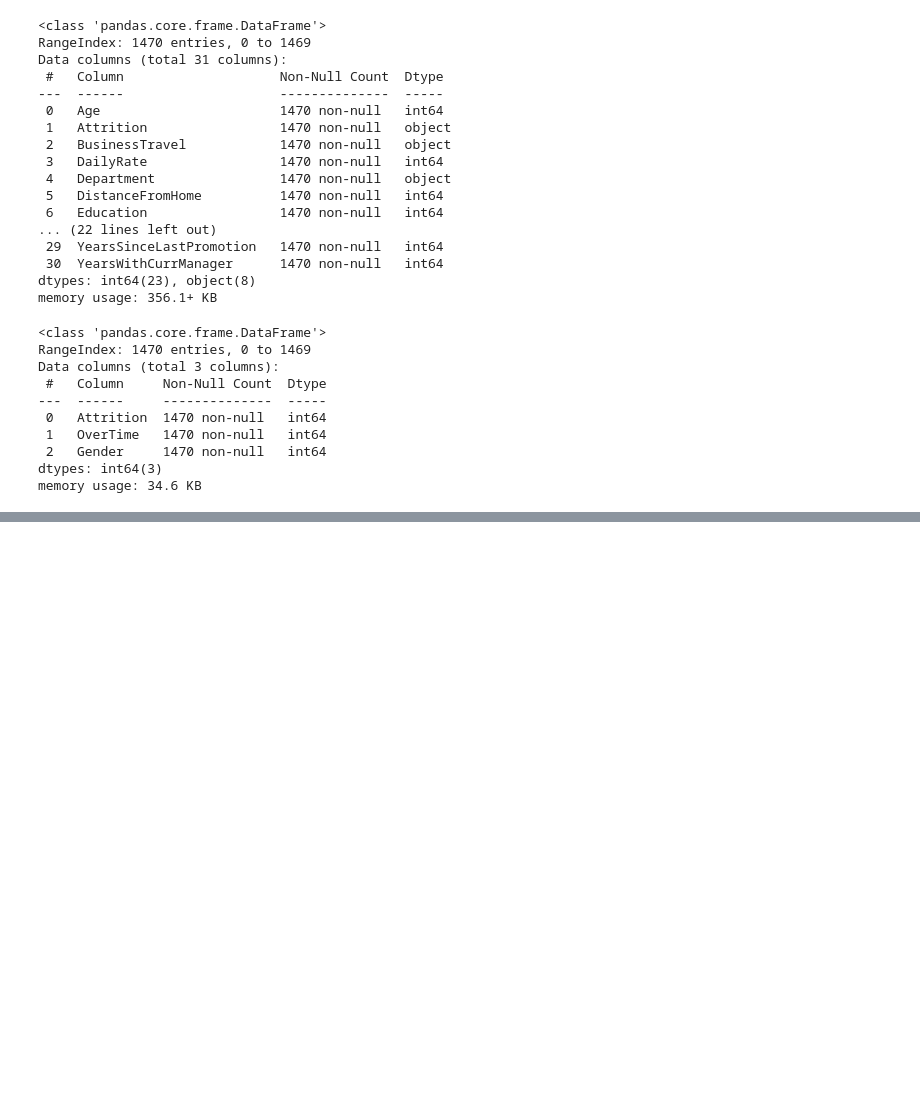
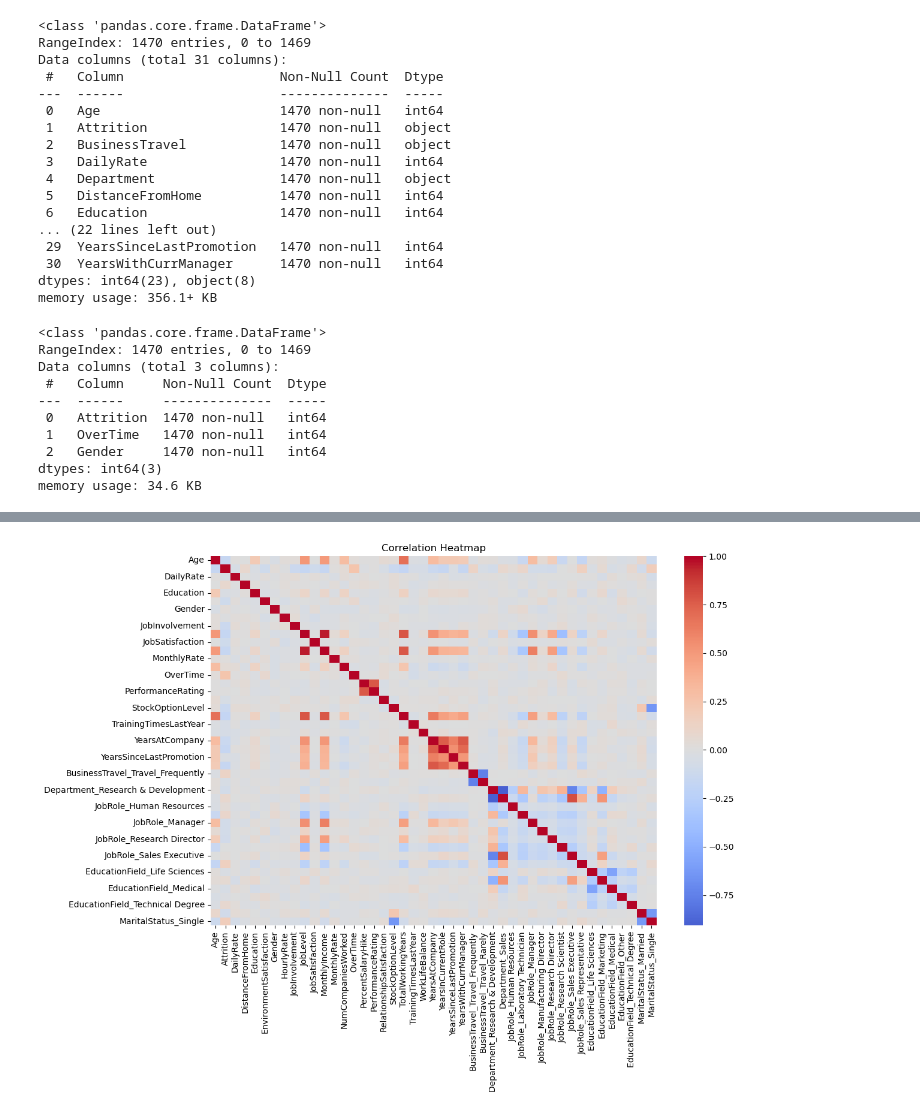
Before and after one commit to Gervig/Business-Intelligence, a Jupyter notebook: MP3/MP3 - Casper.ipynb, the cells around one changed output, grey strips where cells are left out. Drawn from its saved outputs; the diff is of its cells as text; code cells hidden in the pictures; blank space fills up the shorter version.

```diff
--- a/MP3/MP3 - Casper.ipynb
+++ b/MP3/MP3 - Casper.ipynb
@@ -132,7 +134,8 @@ There is a lot of different type of data; numeric, categorical, binary. So a mix
 We can see that some columns contains data that is constant, like StandardHours is always 80 and EmployeeCount is always 1 and Over18 is always 'Y'. Lastly EmployeeNumber is an identifier which is a useless feature, we already use indices for the dataframe. So we could consider dropping these columns.
 # %%
 # Drop useless columns in a new dataframe
-data1 = data.drop(['EmployeeCount','StandardHours','Over18','EmployeeNumber'], axis=1)
+data1 = data.copy()
+data1 = data1.drop(['EmployeeCount','StandardHours','Over18','EmployeeNumber'], axis=1)
 # %%
 # Check if columns were dropped correctly
 data1.info()
@@ -157,9 +160,9 @@ memory usage: 356.1+ KB
 # %%
 # Label encoding for binary data
 binary_mapping = {'Yes': 1, 'No': 0, 'Y': 1, 'N': 0}
-data1 = data['Attrition'].map(binary_mapping)
-data1['OverTime'] = data['OverTime'].map(binary_mapping)
-data1['Gender'] = data['Gender'].map({'Male': 1, 'Female': 0})
+data1['Attrition'] = data1['Attrition'].map(binary_mapping)
+data1['OverTime'] = data1['OverTime'].map(binary_mapping)
+data1['Gender'] = data1['Gender'].map({'Male': 1, 'Female': 0})
 # %%
 # Check if label encoding was successful
 cols = ['Attrition', 'OverTime', 'Gender']
@@ -175,3 +178,6 @@ Data columns (total 3 columns):
  2   Gender     1470 non-null   int64
 dtypes: int64(3)
 memory usage: 34.6 KB
+# %%
+# One-hot encoding
+data1 = pd.get_dummies(data1, columns=['BusinessTravel','Department','JobRole','EducationField','MaritalStatus'], drop_first=True)
@@ -177,0 +221,7 @@ memory usage: 34.6 KB
+# %%
+# Correlation matrix
+corr_matrix = data1.corr(numeric_only=True)
+
+# Sort correlations with MonthlyIncome
+income_corr = corr_matrix['MonthlyIncome'].sort_values(ascending=False)
+print(income_corr)
@@ -177,0 +246,8 @@ memory usage: 34.6 KB
+# %%
+# Heatmap
+plt.figure(figsize=(12,8))
+sns.heatmap(corr_matrix, annot=False, cmap='coolwarm', center=0)
+plt.title("Correlation Heatmap")
+plt.show()
+# %% [output]
+[figure, added]
```
Also changed, not shown: parts of 45 cells of this notebook.
